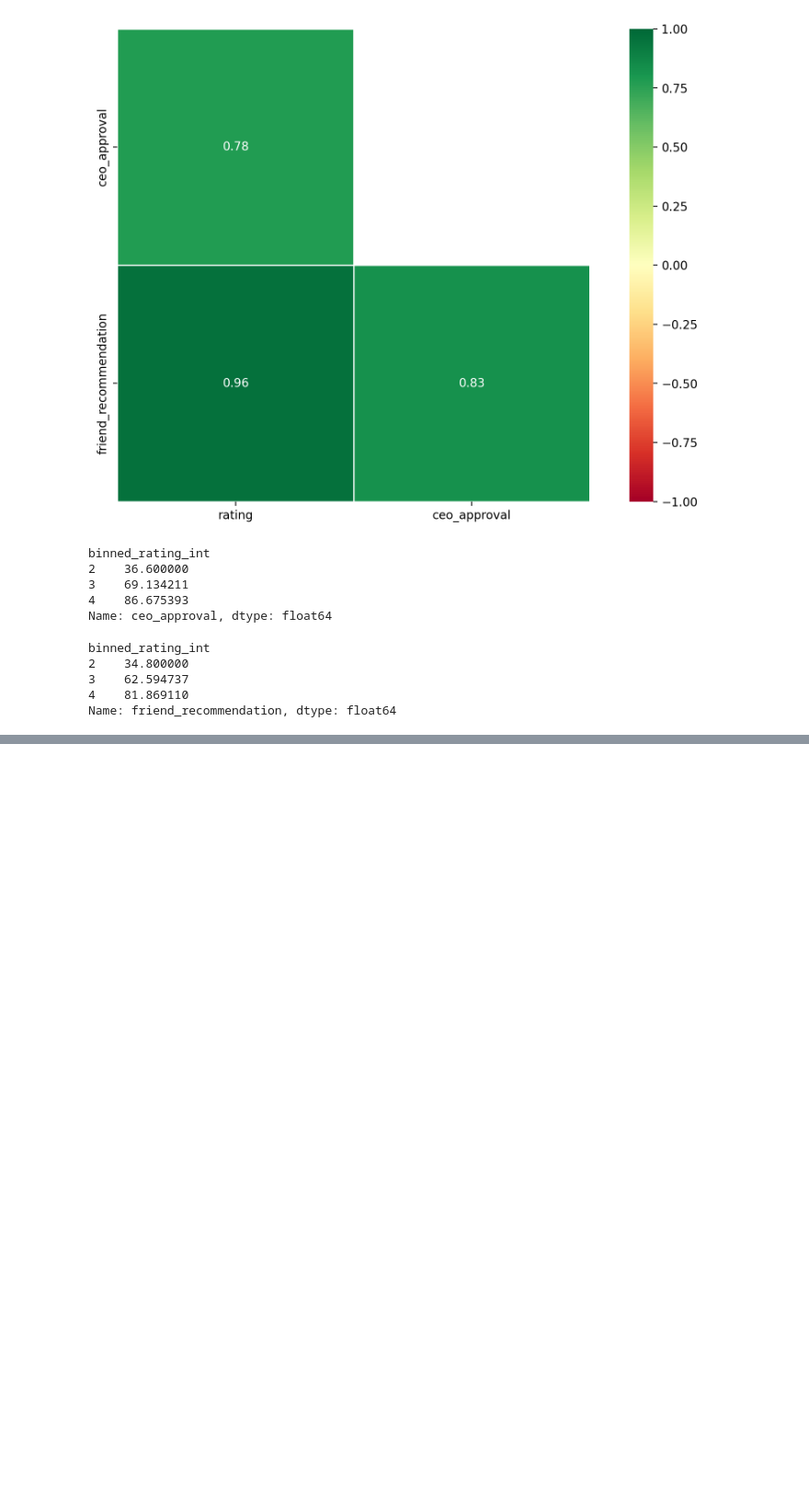
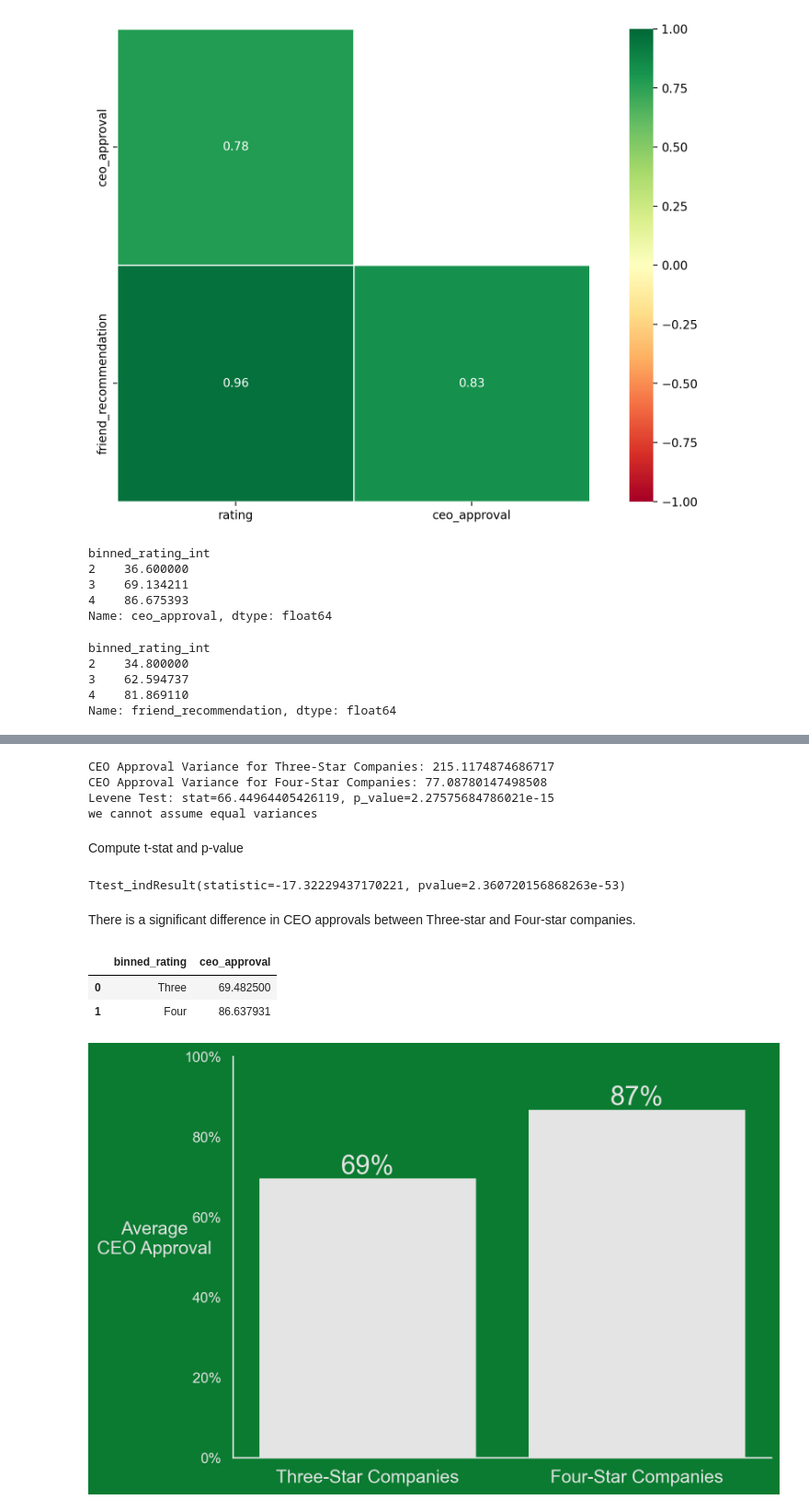
Before and after one commit to glassdoorstars/glassdoor-rating-predictions, a Jupyter notebook: Martin/Explore.ipynb, the cells around one changed output, grey strips where cells are left out. Shown at 92% size. Cells and saved outputs as stored; diff of their text form; code cells hidden in the pictures; blank space fills up the shorter version.

```diff
--- a/Martin/Explore.ipynb
+++ b/Martin/Explore.ipynb
@@ -147,0 +182,80 @@ def generate_ngrams(text, ):
+# %%
+print(f"CEO Approval Variance for Three-Star Companies: {train[train['binned_rating_int']==3]['ceo_approval'].var()}")
+print(f"CEO Approval Variance for Four-Star Companies: {train[train['binned_rating_int']==4]['ceo_approval'].var()}")
+
+# Levene test
+stat, p_levene = stats.levene(train[train['binned_rating_int']==3]['ceo_approval'],
+                              train[train['binned_rating_int']==4]['ceo_approval'])
+print(f'Levene Test: stat={stat}, p_value={p_levene}')
+if p_levene < .05:
+    print('we cannot assume equal variances')
+else:
+    print('we will assume equal variances')
+# %% [output]
+CEO Approval Variance for Three-Star Companies: 215.1174874686717
+CEO Approval Variance for Four-Star Companies: 77.08780147498508
+Levene Test: stat=66.44964405426119, p_value=2.27575684786021e-15
+we cannot assume equal variances
+# %% [markdown]
+Compute t-stat and p-value
+# %%
+stats.ttest_ind(train[train['binned_rating_int']==3]['ceo_approval'],
+                train[train['binned_rating_int']==4]['ceo_approval'],
+                equal_var=False)
+# %% [output]
+Ttest_indResult(statistic=-17.32229437170221, pvalue=2.360720156868263e-53)
+# %% [markdown]
+There is a significant difference in CEO approvals between Three-star and Four-star companies.
+# %%
+train.groupby('binned_rating')['ceo_approval'].mean()[1:].reset_index()
+# %% [output]
+|  | binned_rating | ceo_approval |
+| 0 | Three | 69.482500 |
+| 1 | Four | 86.637931 |
+# %%
+# Assuming you have filtered your data as follows:
+ceo_approval_3 = train[train['binned_rating_int'] == 3]['ceo_approval']
+ceo_approval_4 = train[train['binned_rating_int'] == 4]['ceo_approval']
+
+# Calculate the means for both sets of CEO approvals
+mean_approval_3 = ceo_approval_3.mean()
+mean_approval_4 = ceo_approval_4.mean()
+
+# Create a DataFrame for plotting
+data = pd.DataFrame({'Binned Rating': ['Three-Star Companies', 'Four-Star Companies'],
+                     'Mean CEO Approval': [mean_approval_3, mean_approval_4]})
+
+# Set up the plot
+sns.set(style="white", rc={"axes.edgecolor": "#e4e4e4"})
+plt.figure(figsize=(8, 6))
+# Create the barplot
+sns.barplot(x='Binned Rating', y='Mean CEO Approval',
+            data=data, color='#e4e4e4', edgecolor='#e4e4e4')
+
+# Add labels and a title
+plt.xlabel('')
+plt.xticks(fontsize=15)
+plt.ylabel('Average\nCEO Approval', rotation=0,
+           labelpad=25, color='#e4e4e4', fontsize=15)
+plt.yticks(range(0, 101, 20),
+           labels=[f'{x}%' for x in range(0, 101, 20)],
+           fontsize=12)
+
+# Annotate the bars with their values
+for index, row in data.iterrows():
+    plt.annotate(f'{row["Mean CEO Approval"]:.0f}%',
+                 xy=(index, row["Mean CEO Approval"]),
+                 ha='center', va='bottom',
+                 color='#e4e4e4',
+                 fontsize=22)
+
+fig = plt.gcf()
+fig.set_facecolor('#0a7b30')
+ax = plt.gca()
+ax.set_facecolor('#0a7b30')
+
+ax.tick_params(axis='both', color='#e4e4e4', labelcolor='#e4e4e4')
+
+sns.despine()
+# %% [output]
+[figure, added]
```
Also changed, not shown: parts of 24 cells of this notebook, 2 other files.
